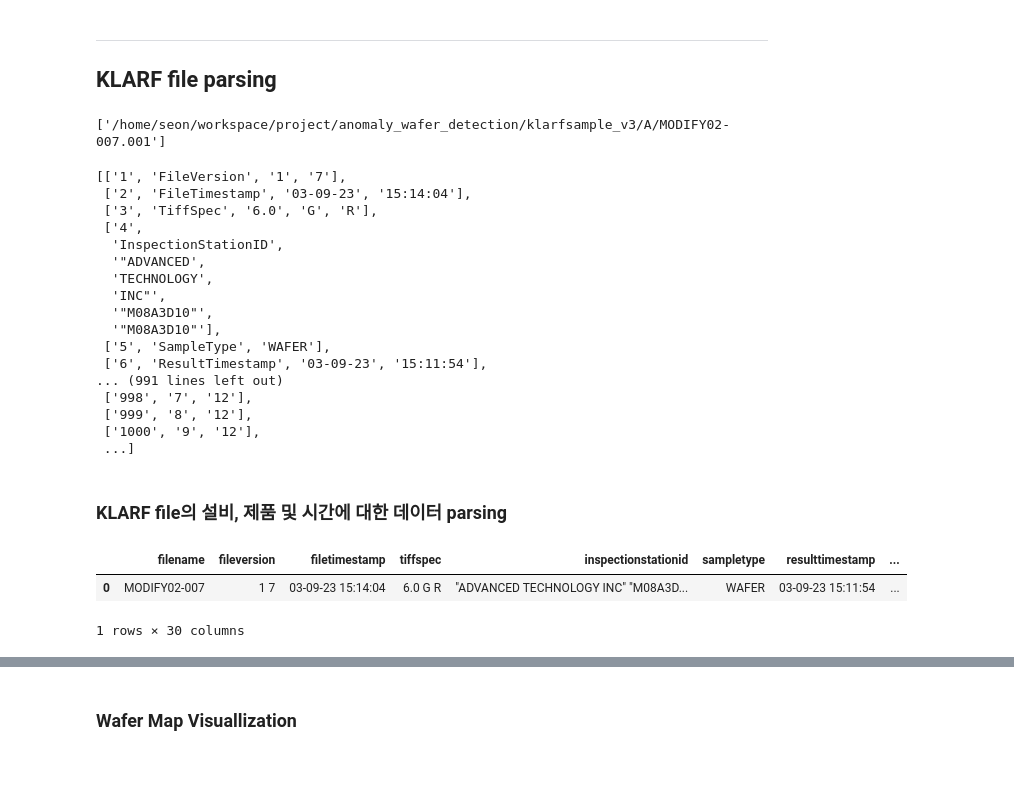
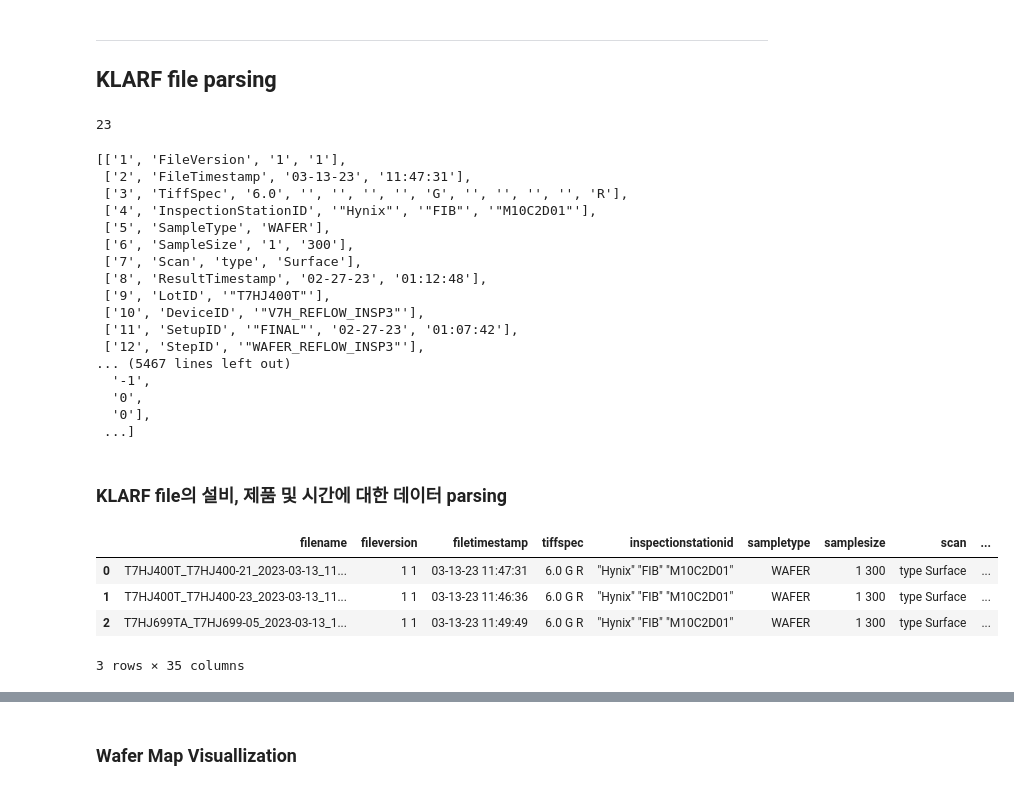
Before and after one commit to Hakseon97/Anomaly_wafer_detection_with_SKhynix, a Jupyter notebook: klarf_parsing_for_all.ipynb, the cells around one changed output, grey strips where cells are left out. Cells and saved outputs as stored; diff of their text form; code cells hidden in the pictures.

```diff
--- a/klarf_parsing_for_all.ipynb
+++ b/klarf_parsing_for_all.ipynb
@@ -20,12 +40,12 @@ warnings.filterwarnings('ignore')
 ---
 ## KLARF file parsing
 # %%
-dir_path = "/home/seon/workspace/project/anomaly_wafer_detection/klarfsample_v3/A"
+dir_path = "/home/seon/workspace/project/anomaly_wafer_detection/klarfsample_v3/C"
 file_path = os.path.join(dir_path, '*.001')
 path_list = glob.glob(file_path)
-path_list
+len(path_list)
 # %% [output]
-['/home/seon/workspace/project/anomaly_wafer_detection/klarfsample_v3/A/MODIFY02-007.001']
+23
 # %%
 # 실행할 때마다 한 줄씩 읽어오기
 # readlines()로 한번에 시도하면, 용량이 큰 파일의 경우엔 out of memory 가능성.
@@ -38,6 +58,8 @@ def readfile(file_path):
             line = f.readline()
             if not line:
                 break
+            if line[0] == ' ':
+                line = line.strip(' ')
             line = str(i) + ' ' + line
             readlines.append(line.strip('\n').strip(';').split(' '))
             i += 1
@@ -45,46 +67,48 @@ def readfile(file_path):
 
 readfile(path_list[0])
 # %% [output]
-[['1', 'FileVersion', '1', '7'],
- ['2', 'FileTimestamp', '03-09-23', '15:14:04'],
- ['3', 'TiffSpec', '6.0', 'G', 'R'],
- ['4',
-  'InspectionStationID',
-  '"ADVANCED',
-  'TECHNOLOGY',
-  'INC"',
-  '"M08A3D10"',
-  '"M08A3D10"'],
+[['1', 'FileVersion', '1', '1'],
+ ['2', 'FileTimestamp', '03-13-23', '11:47:31'],
+ ['3', 'TiffSpec', '6.0', '', '', '', '', 'G', '', '', '', '', 'R'],
+ ['4', 'InspectionStationID', '"Hynix"', '"FIB"', '"M10C2D01"'],
  ['5', 'SampleType', 'WAFER'],
- ['6', 'ResultTimestamp', '03-09-23', '15:11:54'],
-... (991 lines left out)
- ['998', '7', '12'],
- ['999', '8', '12'],
- ['1000', '9', '12'],
+ ['6', 'SampleSize', '1', '300'],
+ ['7', 'Scan', 'type', 'Surface'],
+ ['8', 'ResultTimestamp', '02-27-23', '01:12:48'],
+ ['9', 'LotID', '"T7HJ400T"'],
+ ['10', 'DeviceID', '"V7H_REFLOW_INSP3"'],
+ ['11', 'SetupID', '"FINAL"', '02-27-23', '01:07:42'],
+ ['12', 'StepID', '"WAFER_REFLOW_INSP3"'],
+... (5467 lines left out)
+  '-1',
+  '0',
+  '0'],
  ...]
 # %% [markdown]
 ### KLARF file의 설비, 제품 및 시간에 대한 데이터 parsing
 # %%
 # KLARF file로부터 데이터 parsing
 temp_df = pd.DataFrame()
 fname = []
 for i, fp in enumerate(path_list):
     dict_klarf = {}
     for line in readfile(fp):
         if not line[1].lstrip('-').isnumeric():
             dict_klarf[line[1]] = ' '.join(line[2:])
-    fname.append(os.path.split(fp)[1].split('.')[0])
+    fname.append(os.path.splitext(os.path.basename(fp))[0])
     temp = pd.DataFrame(dict_klarf, index=[i])
     temp_df = pd.concat([temp_df, temp])
 
 temp_df.columns = temp_df.columns.str.lower()
 temp_df['filename'] = fname
 cols = ['filename']
 cols.extend(temp_df.columns[:-1])
 
 temp_df = temp_df[cols]
 temp_df.head(3)
 # %% [output]
-|  | filename | fileversion | filetimestamp | tiffspec | inspectionstationid | sampletype | resulttimestamp | ... |
-| 0 | MODIFY02-007 | 1 7 | 03-09-23 15:14:04 | 6.0 G R | "ADVANCED TECHNOLOGY INC" "M08A3D... | WAFER | 03-09-23 15:11:54 | ... |
+|  | filename | fileversion | filetimestamp | tiffspec | inspectionstationid | sampletype | samplesize | scan | ... |
+| 0 | T7HJ400T_T7HJ400-21_2023-03-13_11... | 1 1 | 03-13-23 11:47:31 | 6.0 G R | "Hynix" "FIB" "M10C2D01" | WAFER | 1 300 | type Surface | ... |
+| 1 | T7HJ400T_T7HJ400-23_2023-03-13_11... | 1 1 | 03-13-23 11:46:36 | 6.0 G R | "Hynix" "FIB" "M10C2D01" | WAFER | 1 300 | type Surface | ... |
+| 2 | T7HJ699TA_T7HJ699-05_2023-03-13_1... | 1 1 | 03-13-23 11:49:49 | 6.0 G R | "Hynix" "FIB" "M10C2D01" | WAFER | 1 300 | type Surface | ... |
-1 rows × 30 columns
+3 rows × 35 columns
```
Also changed, not shown: parts of 44 cells of this notebook, 1 other file.
